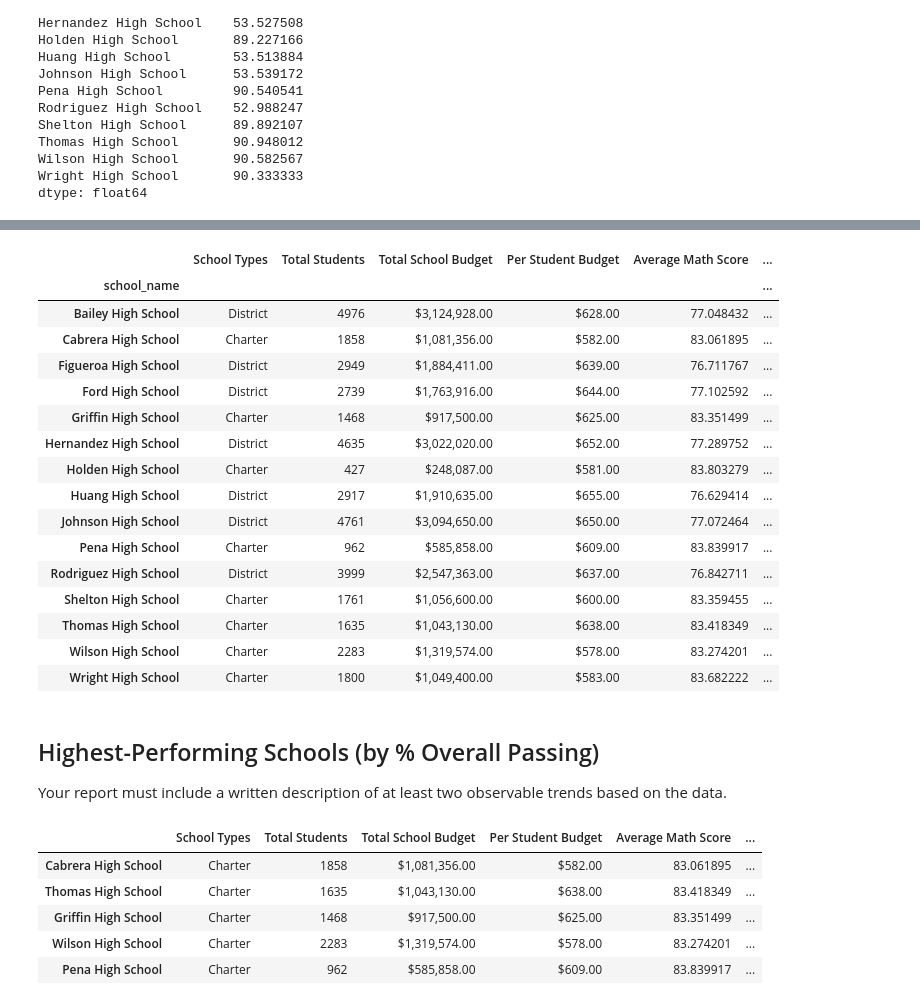
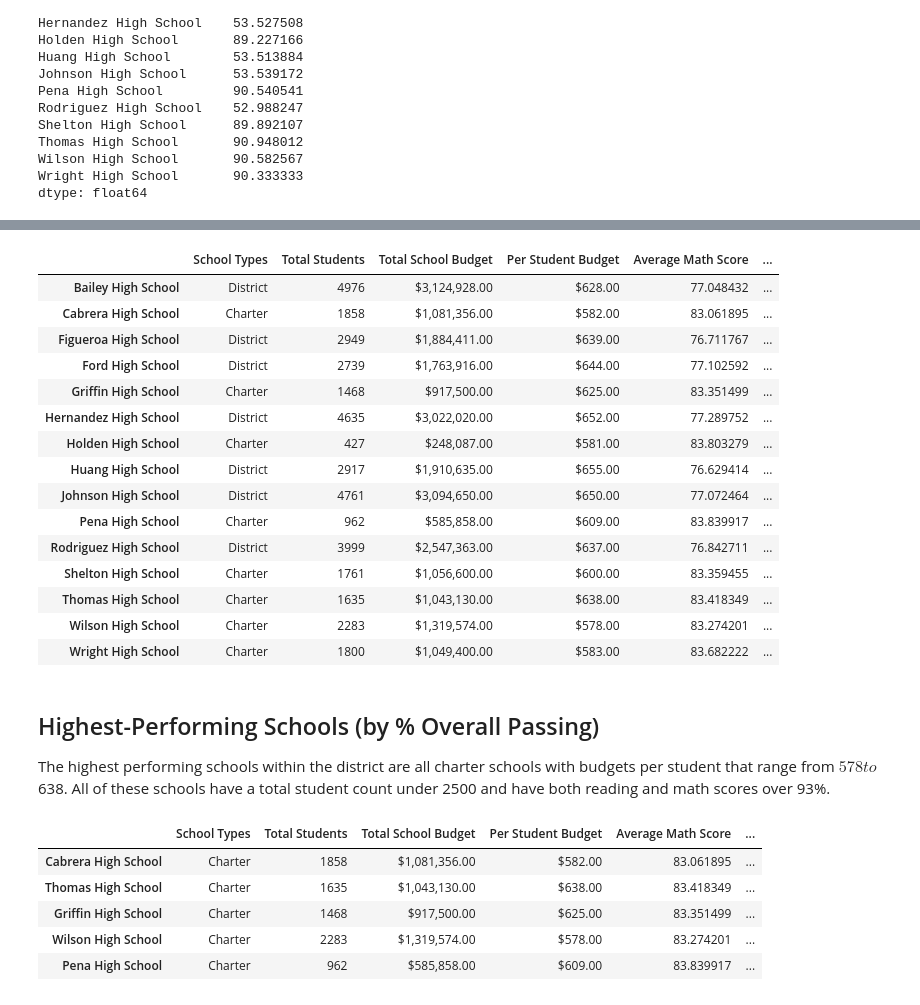
Before and after one commit to jrm727/pandas-challenge, a Jupyter notebook: PyCitySchools/PyCitySchools.ipynb, the cells around one changed output, grey strips where cells are left out. Cells and saved outputs as stored; diff of their text form; code cells hidden in the pictures.

```diff
--- a/PyCitySchools/PyCitySchools.ipynb
+++ b/PyCitySchools/PyCitySchools.ipynb
@@ -343,26 +332,26 @@ per_school_summary
 # %%
 #Created another dataframe for formatting
 
 per_school_summary_formatted = pd.DataFrame({
     "School Types" : school_types,
     "Total Students" : per_school_counts,
     "Total School Budget" : per_school_budget,
     "Per Student Budget" : per_school_capita,
     "Average Math Score" : per_school_math,
     "Average Reading Score" : per_school_reading,
     "% Passing Math" : rate_students_passing_math_per_school,
     "% Passing Reading" : rate_students_passing_reading_per_school,
     "% Overall Passing" : overall_passing_rate
 })
 
 #formatting original data
 per_school_summary_formatted["Total School Budget"] = per_school_summary_formatted["Total School Budget"].map("${:,.2f}".format)
 per_school_summary_formatted["Per Student Budget"] = per_school_summary_formatted["Per Student Budget"].map("${:,.2f}".format)
 
+per_school_summary_formatted.index.name = None
 per_school_summary_formatted
 # %% [output]
 |  | School Types | Total Students | Total School Budget | Per Student Budget | Average Math Score | ... |
-| school_name |  |  |  |  |  | ... |
 | Bailey High School | District | 4976 | $3,124,928.00 | $628.00 | 77.048432 | ... |
 | Cabrera High School | Charter | 1858 | $1,081,356.00 | $582.00 | 83.061895 | ... |
 | Figueroa High School | District | 2949 | $1,884,411.00 | $639.00 | 76.711767 | ... |
@@ -378,9 +367,9 @@ per_school_summary_formatted
 | Thomas High School | Charter | 1635 | $1,043,130.00 | $638.00 | 83.418349 | ... |
 | Wilson High School | Charter | 2283 | $1,319,574.00 | $578.00 | 83.274201 | ... |
 | Wright High School | Charter | 1800 | $1,049,400.00 | $583.00 | 83.682222 | ... |
-# %% [markdown]
-## Highest-Performing Schools (by % Overall Passing)
-Your report must include a written description of at least two observable trends based on the data.
+# %% [markdown]
+## Highest-Performing Schools (by % Overall Passing)
+The highest performing schools within the district are all charter schools with budgets per student that range from $578 to $638. All of these schools have a total student count under 2500 and have both reading and math scores over 93%.
 # %%
 # Sort the schools by `% Overall Passing` in descending order and display the top 5 rows.
 top_schools = per_school_summary_formatted.sort_values(by='% Overall Passing', ascending=False)
```
Also changed, not shown: parts of 19 cells of this notebook.
